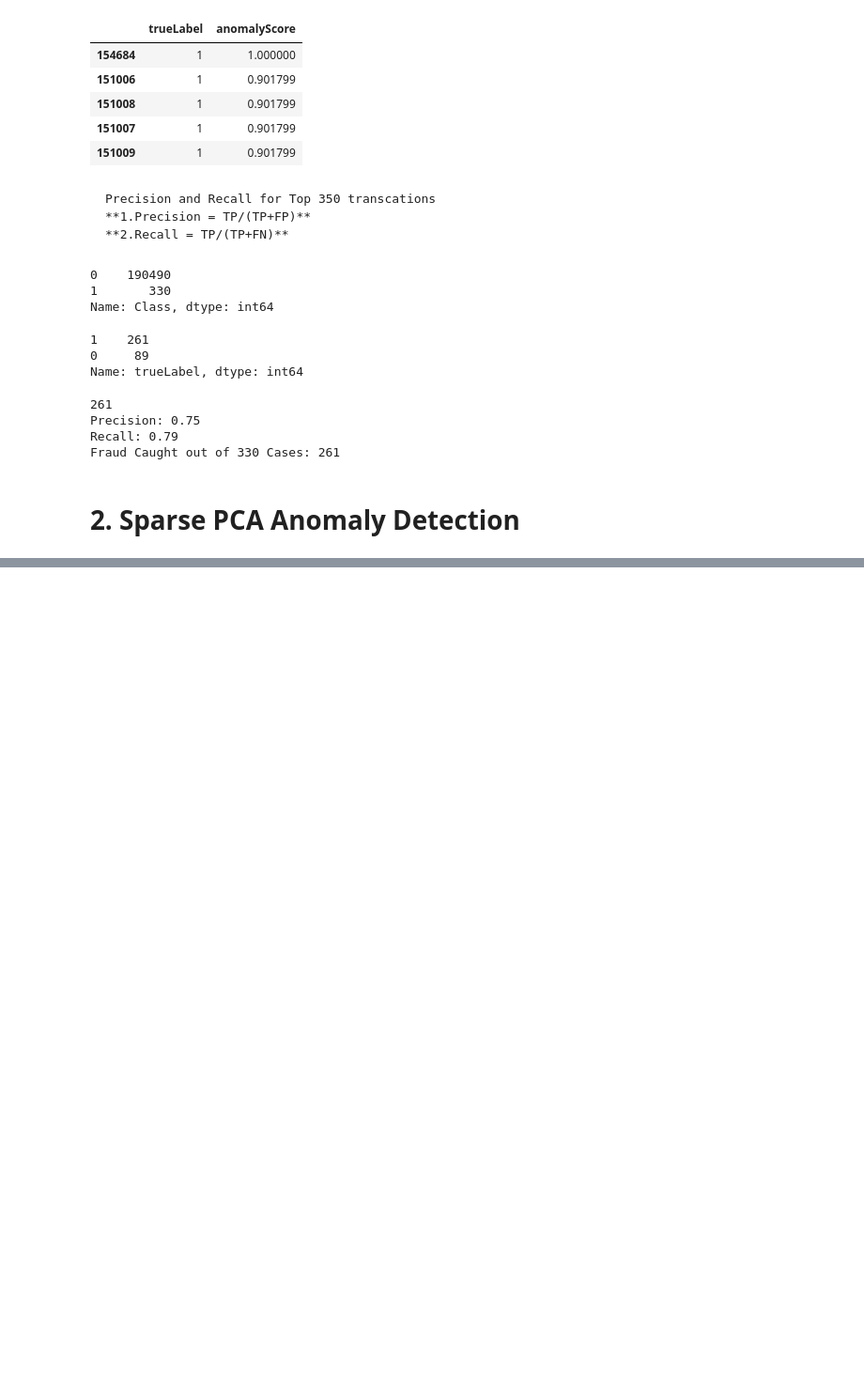
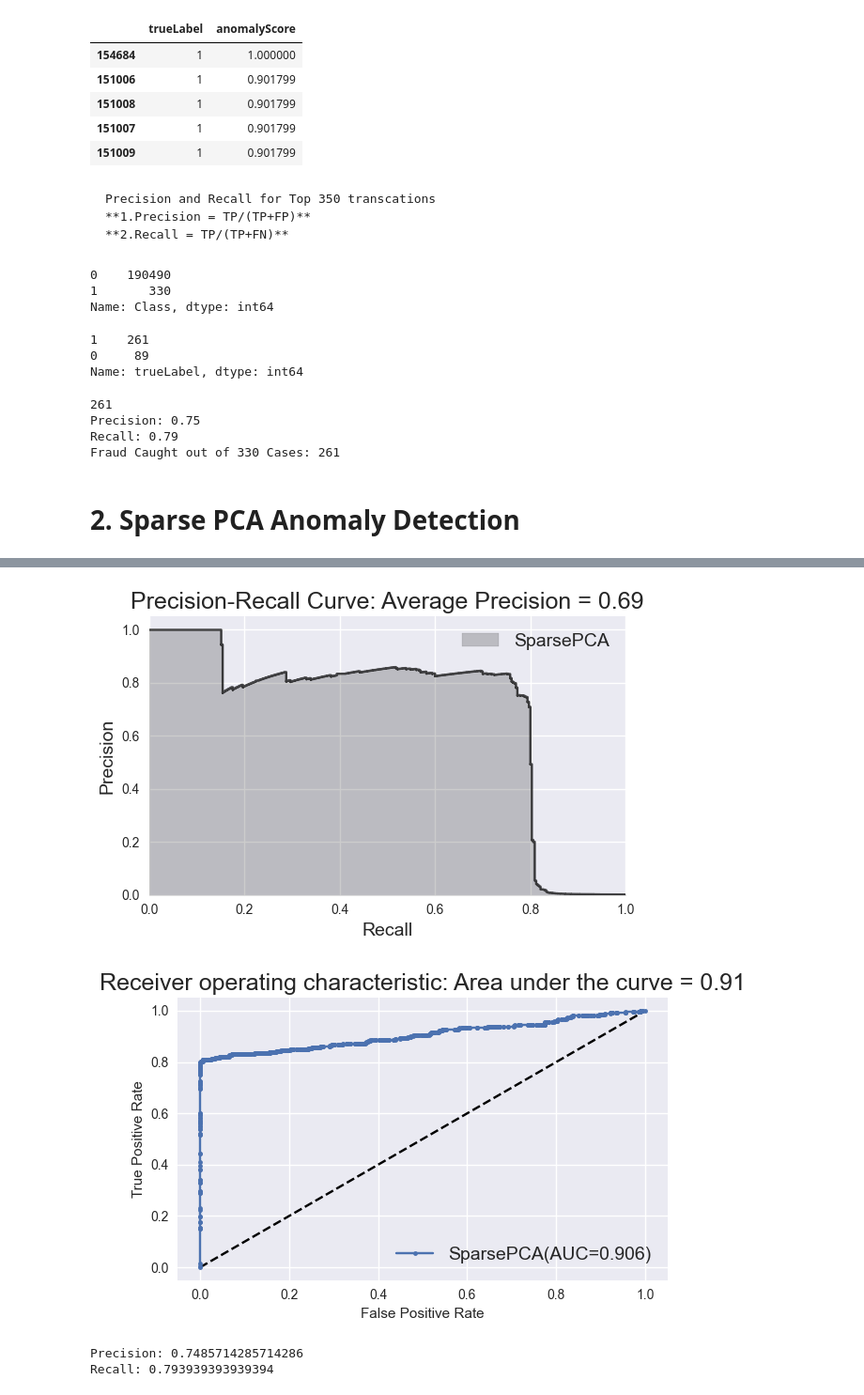
Before and after one commit to rakeshku93/machineLearningProjects, a Jupyter notebook: unsupervised_handson/Ch-4 Anomaly Detection/ch4_fraud_detection.ipynb, the cells around one changed output, grey strips where cells are left out. Shown at 94% size. Cells and saved outputs as stored; diff of their text form; code cells hidden in the pictures; blank space fills up the shorter version.

```diff
--- a/unsupervised_handson/Ch-4 Anomaly Detection/ch4_fraud_detection.ipynb
+++ b/unsupervised_handson/Ch-4 Anomaly Detection/ch4_fraud_detection.ipynb
@@ -339,0 +378,24 @@ Fraud Caught out of 330 Cases: 261
+# %%
+anomalyScoresSparsePCA = anomaly_score(X_train, X_train_sparsePCA_inverse)
+
+predsSparsePCA, avg_precision_scores_sparsePCA  = plot_results(y_train,
+                                                              anomalyScoresSparsePCA,
+                                                              model_instance=sparsePCA,
+                                                              returnPreds=True)
+# %% [output]
+[figure, added]
+[figure, added]
+# %%
+predsSparsePCA = predsSparsePCA.sort_values(by="anomalyScore", ascending=False).reset_index(drop=True)
+cutOff = 350
+
+predsSparsePCATop = predsSparsePCA.loc[:350]
+
+postive_values_preds = len(predsSparsePCATop.query("trueLabel==1"))
+actual_positive_values = y_train.sum()
+
+print(f"Precision: {postive_values_preds/cutOff}")
+print(f"Recall: {postive_values_preds/actual_positive_values}")
+# %% [output]
+Precision: 0.7485714285714286
+Recall: 0.793939393939394
```
Also changed, not shown: parts of 25 cells of this notebook.
